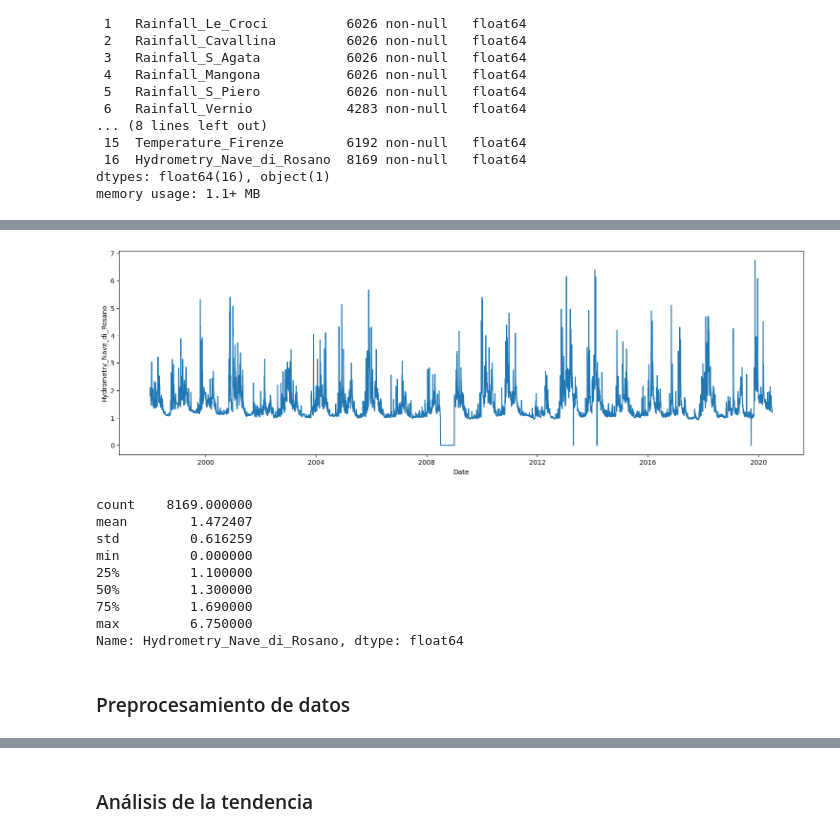
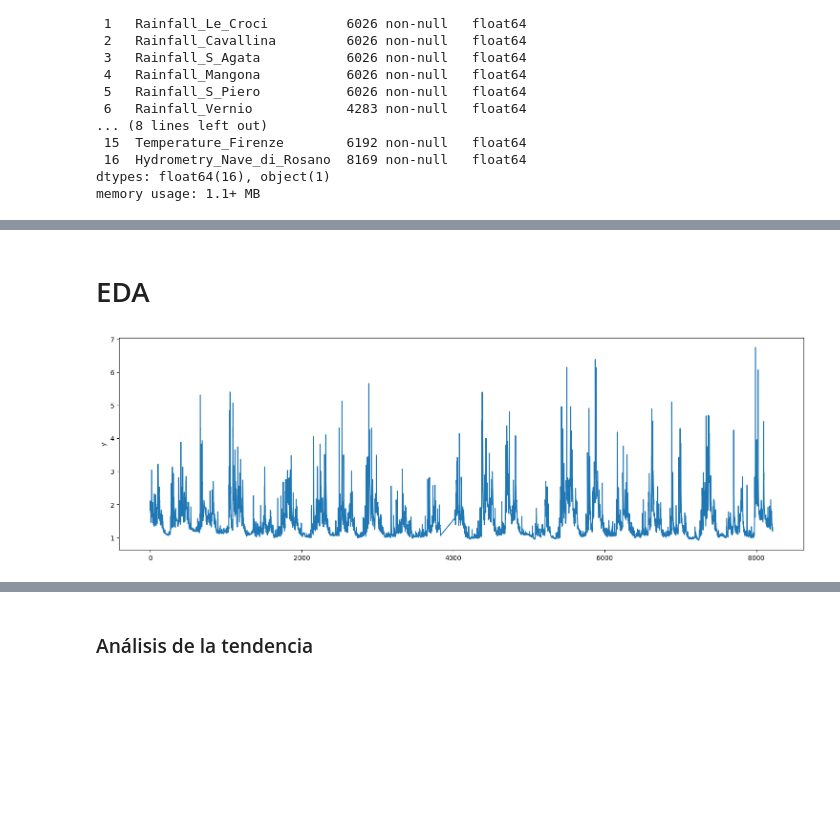
Before and after one commit to 4GeeksAcademy/Salvador0302-Time-Series-Project, a Jupyter notebook: src/explore.ipynb, the cells around one changed output, grey strips where cells are left out. Drawn from its saved outputs; the diff is of its cells as text; code cells hidden in the pictures; blank space fills up the shorter version.

```diff
--- a/src/explore.ipynb
+++ b/src/explore.ipynb
@@ -59,21 +94,28 @@ Name: Hydrometry_Nave_di_Rosano, dtype: float64
+# %%
+# No puede haber valores 0 en la variable objetivo, los eliminamos
+df['Hydrometry_Nave_di_Rosano'] = df['Hydrometry_Nave_di_Rosano'].replace(0, np.nan)
+# %%
+#Eliminamos las filas con NaN en la variable objetivo
+df = df.dropna(subset=['Hydrometry_Nave_di_Rosano'])
+# %%
+# Renombramos las columnas para Prophet
+df = df.rename(columns={'Date': 'ds', 'Hydrometry_Nave_di_Rosano': 'y'})
+# %%
+# Imputamos los valores faltantes de las demas columnas con la mediana
+df['Rainfall_Le_Croci'] = df['Rainfall_Le_Croci'].fillna(df['Rainfall_Le_Croci'].median())
+df['Rainfall_Cavallina'] = df['Rainfall_Cavallina'].fillna(df['Rainfall_Cavallina'].median())
+df['Rainfall_S_Agata'] = df['Rainfall_S_Agata'].fillna(df['Rainfall_S_Agata'].median())
+df['Rainfall_Mangona'] = df['Rainfall_Mangona'].fillna(df['Rainfall_Mangona'].median())
+df['Rainfall_S_Piero'] = df['Rainfall_S_Piero'].fillna(df['Rainfall_S_Piero'].median())
+df['Rainfall_Vernio'] = df['Rainfall_Vernio'].fillna(df['Rainfall_Vernio'].median())
+df['Rainfall_Incisa'] = df['Rainfall_Incisa'].fillna(df['Rainfall_Incisa'].median())
+df['Temperature_Firenze'] = df['Temperature_Firenze'].fillna(df['Temperature_Firenze'].median())
+# %% [markdown]
+# EDA
 # %%
 fig, axis = plt.subplots(figsize = (15, 5))
-sns.lineplot(data = df)
+sns.lineplot(data = df["y"])
 plt.tight_layout()
 plt.show()
 # %% [output]
-[figure, old version]
+[figure, new version]
-# %%
-df.describe()
-# %% [output]
-count    8169.000000
-mean        1.472407
-std         0.616259
-min         0.000000
-25%         1.100000
-50%         1.300000
-75%         1.690000
-max         6.750000
-Name: Hydrometry_Nave_di_Rosano, dtype: float64
-# %% [markdown]
-### Preprocesamiento de datos
```
Also changed, not shown: parts of 39 cells of this notebook, 40 other files.
